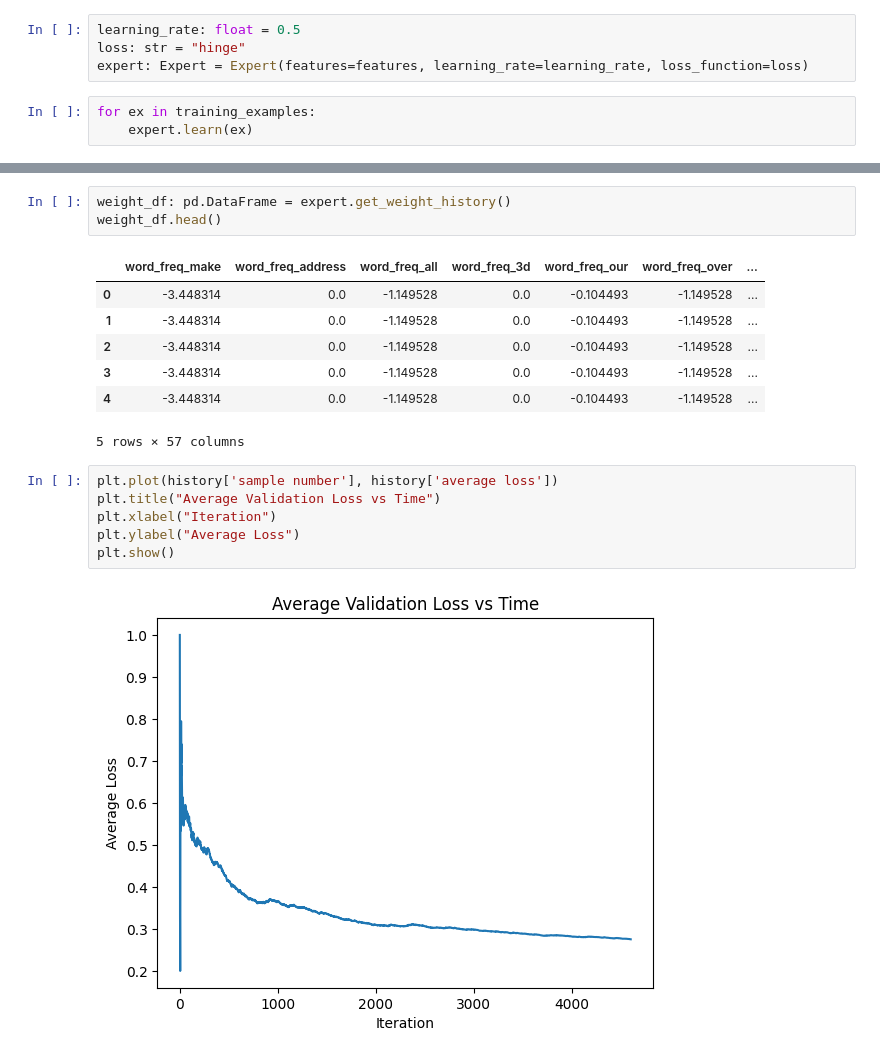
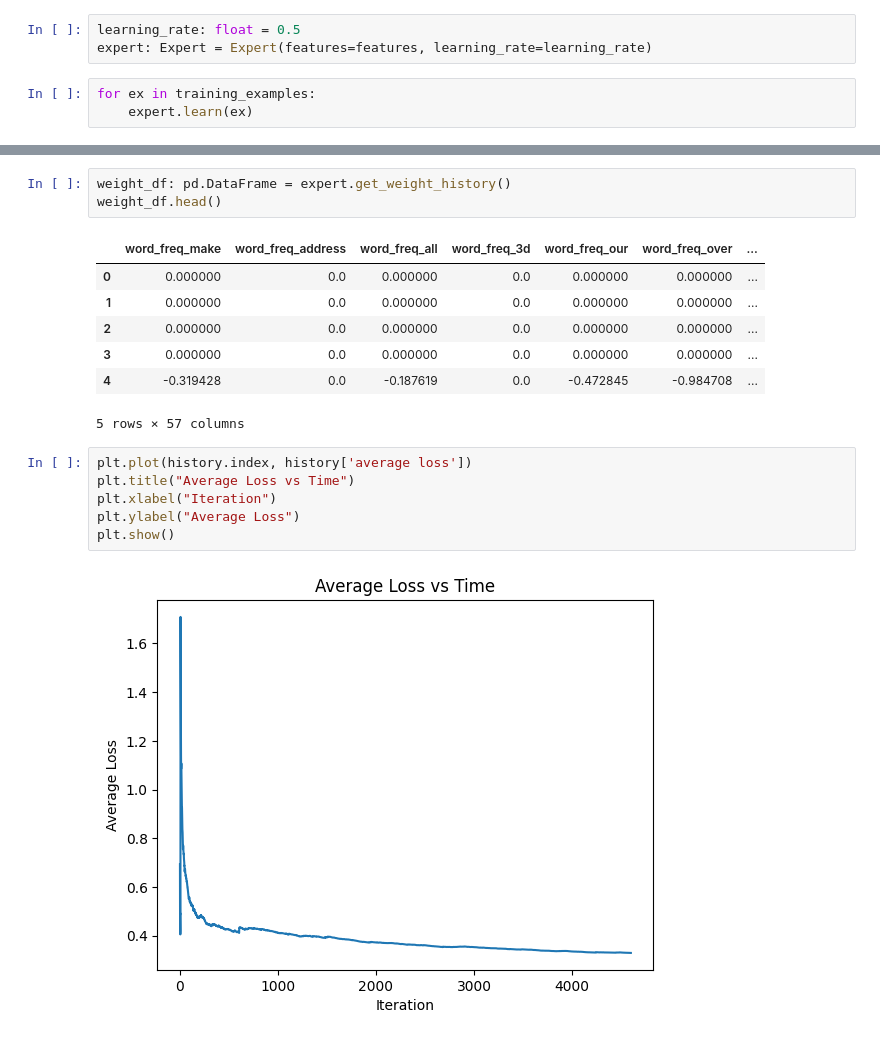
Before and after one commit to NickyDCFP/ExpertAdviceOnlineLearning, a Jupyter notebook: Spambase/expert_visualization.ipynb, the cells around one changed output, grey strips where cells are left out. Saved outputs shown, nothing was run; the diff lists cells and outputs as text.

```diff
--- a/Spambase/expert_visualization.ipynb
+++ b/Spambase/expert_visualization.ipynb
@@ -9,8 +9,7 @@ df, features = read_df_from_file()
 training_examples = convert_df_to_vw(df, features)
 # %%
 learning_rate: float = 0.5
-loss: str = "hinge"
-expert: Expert = Expert(features=features, learning_rate=learning_rate, loss_function=loss)
+expert: Expert = Expert(features=features, learning_rate=learning_rate)
 # %%
 for ex in training_examples:
     expert.learn(ex)
@@ -30,17 +21,17 @@ weight_df: pd.DataFrame = expert.get_weight_history()
 weight_df.head()
 # %% [output]
 |  | word_freq_make | word_freq_address | word_freq_all | word_freq_3d | word_freq_our | word_freq_over | ... |
-| 0 | -3.448314 | 0.0 | -1.149528 | 0.0 | -0.104493 | -1.149528 | ... |
-| 1 | -3.448314 | 0.0 | -1.149528 | 0.0 | -0.104493 | -1.149528 | ... |
-| 2 | -3.448314 | 0.0 | -1.149528 | 0.0 | -0.104493 | -1.149528 | ... |
-| 3 | -3.448314 | 0.0 | -1.149528 | 0.0 | -0.104493 | -1.149528 | ... |
-| 4 | -3.448314 | 0.0 | -1.149528 | 0.0 | -0.104493 | -1.149528 | ... |
+| 0 | 0.000000 | 0.0 | 0.000000 | 0.0 | 0.000000 | 0.000000 | ... |
+| 1 | 0.000000 | 0.0 | 0.000000 | 0.0 | 0.000000 | 0.000000 | ... |
+| 2 | 0.000000 | 0.0 | 0.000000 | 0.0 | 0.000000 | 0.000000 | ... |
+| 3 | 0.000000 | 0.0 | 0.000000 | 0.0 | 0.000000 | 0.000000 | ... |
+| 4 | -0.319428 | 0.0 | -0.187619 | 0.0 | -0.472845 | -0.984708 | ... |
 5 rows × 57 columns
 # %%
-plt.plot(history['sample number'], history['average loss'])
-plt.title("Average Validation Loss vs Time")
+plt.plot(history.index, history['average loss'])
+plt.title("Average Loss vs Time")
 plt.xlabel("Iteration")
 plt.ylabel("Average Loss")
 plt.show()
 # %% [output]
-[figure, old version]
+[figure, new version]
```
Also changed, not shown: parts of 3 cells of this notebook, 4 other files.
